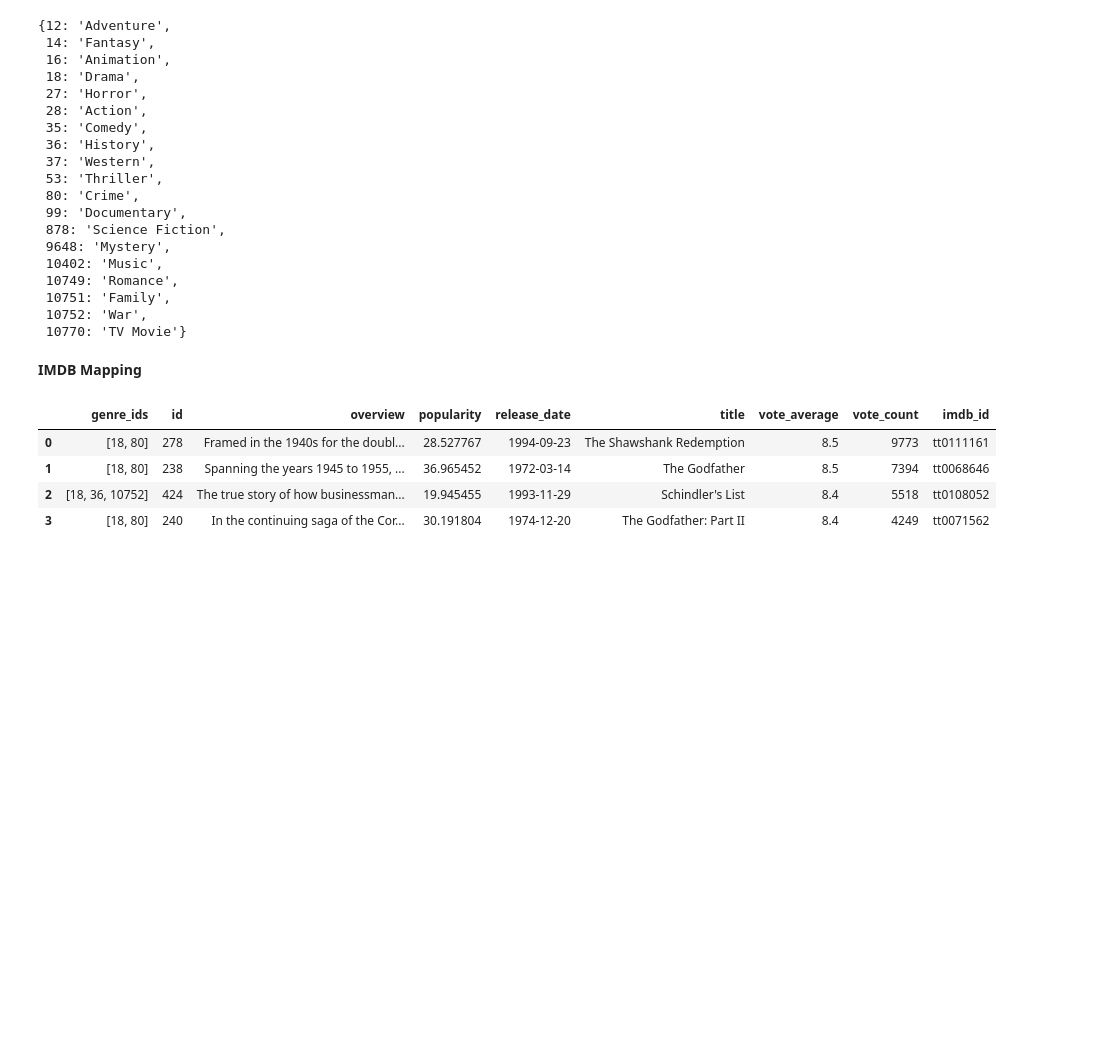
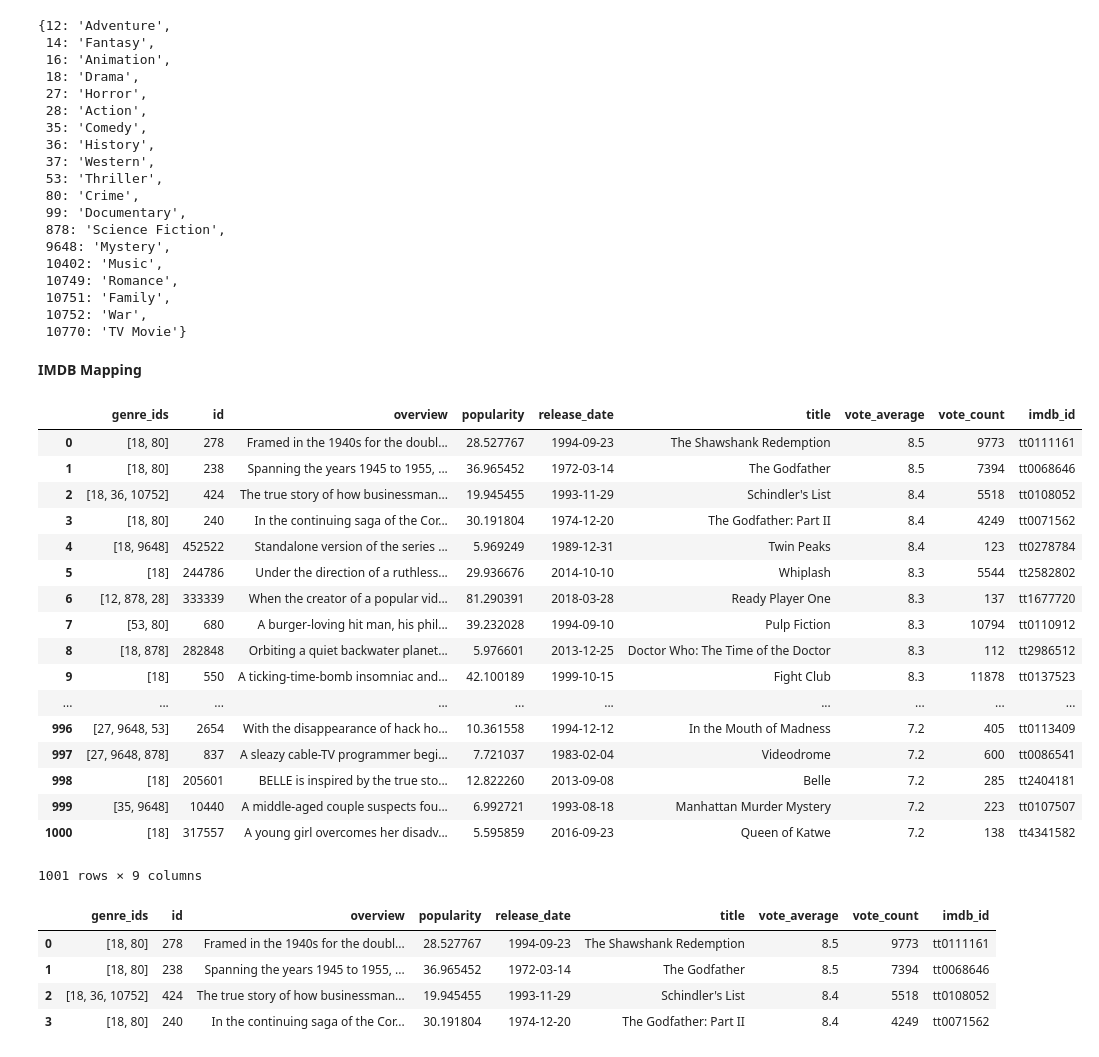
Before and after one commit to Nick-Morgan/Python-Movie-Genre-Predictor, a Jupyter notebook: tmdb_scraper.ipynb, the cells around one changed output. Cells and saved outputs as stored; diff of their text form; code cells hidden in the pictures; blank space fills up the shorter version.

Commit message:
added imdb_id to dataframe

```diff
--- a/tmdb_scraper.ipynb
+++ b/tmdb_scraper.ipynb
@@ -90,6 +90,27 @@ def tmdb_to_imdb(tmdb_id):
 movie_df['imdb_id'] = movie_df['id'].apply(lambda x: tmdb_to_imdb(x))
 # %%
 test = movie_df.copy()[:4]
+# %%
+movie_df
+# %% [output]
+|  | genre_ids | id | overview | popularity | release_date | title | vote_average | vote_count | imdb_id |
+| 0 | [18, 80] | 278 | Framed in the 1940s for the doubl... | 28.527767 | 1994-09-23 | The Shawshank Redemption | 8.5 | 9773 | tt0111161 |
+| 1 | [18, 80] | 238 | Spanning the years 1945 to 1955, ... | 36.965452 | 1972-03-14 | The Godfather | 8.5 | 7394 | tt0068646 |
+| 2 | [18, 36, 10752] | 424 | The true story of how businessman... | 19.945455 | 1993-11-29 | Schindler's List | 8.4 | 5518 | tt0108052 |
+| 3 | [18, 80] | 240 | In the continuing saga of the Cor... | 30.191804 | 1974-12-20 | The Godfather: Part II | 8.4 | 4249 | tt0071562 |
+| 4 | [18, 9648] | 452522 | Standalone version of the series ... | 5.969249 | 1989-12-31 | Twin Peaks | 8.4 | 123 | tt0278784 |
+| 5 | [18] | 244786 | Under the direction of a ruthless... | 29.936676 | 2014-10-10 | Whiplash | 8.3 | 5544 | tt2582802 |
+| 6 | [12, 878, 28] | 333339 | When the creator of a popular vid... | 81.290391 | 2018-03-28 | Ready Player One | 8.3 | 137 | tt1677720 |
+| 7 | [53, 80] | 680 | A burger-loving hit man, his phil... | 39.232028 | 1994-09-10 | Pulp Fiction | 8.3 | 10794 | tt0110912 |
+| 8 | [18, 878] | 282848 | Orbiting a quiet backwater planet... | 5.976601 | 2013-12-25 | Doctor Who: The Time of the Doctor | 8.3 | 112 | tt2986512 |
+| 9 | [18] | 550 | A ticking-time-bomb insomniac and... | 42.100189 | 1999-10-15 | Fight Club | 8.3 | 11878 | tt0137523 |
+| ... | ... | ... | ... | ... | ... | ... | ... | ... | ... |
+| 996 | [27, 9648, 53] | 2654 | With the disappearance of hack ho... | 10.361558 | 1994-12-12 | In the Mouth of Madness | 7.2 | 405 | tt0113409 |
+| 997 | [27, 9648, 878] | 837 | A sleazy cable-TV programmer begi... | 7.721037 | 1983-02-04 | Videodrome | 7.2 | 600 | tt0086541 |
+| 998 | [18] | 205601 | BELLE is inspired by the true sto... | 12.822260 | 2013-09-08 | Belle | 7.2 | 285 | tt2404181 |
+| 999 | [35, 9648] | 10440 | A middle-aged couple suspects fou... | 6.992721 | 1993-08-18 | Manhattan Murder Mystery | 7.2 | 223 | tt0107507 |
+| 1000 | [18] | 317557 | A young girl overcomes her disadv... | 5.595859 | 2016-09-23 | Queen of Katwe | 7.2 | 138 | tt4341582 |
+1001 rows × 9 columns
 # %%
 test['imdb_id'] = test['id'].apply(lambda x: tmdb_to_imdb(x))
 # %%
```
Also changed, not shown: 1 other file.
